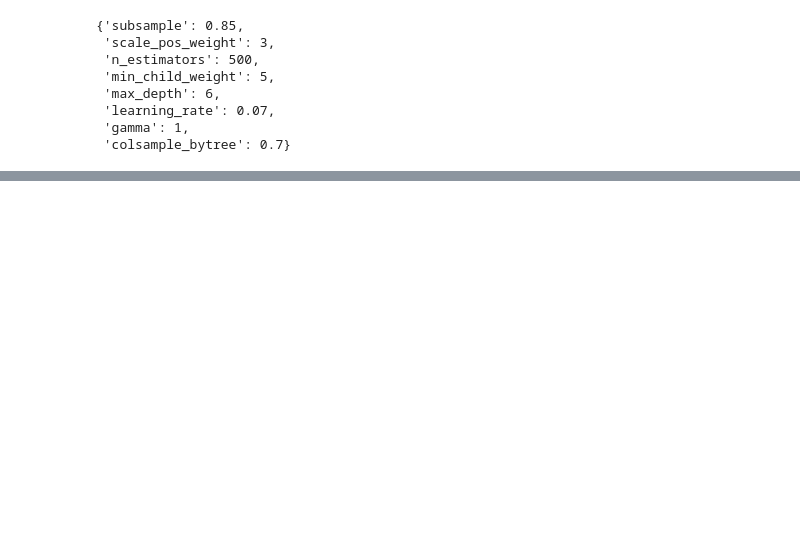
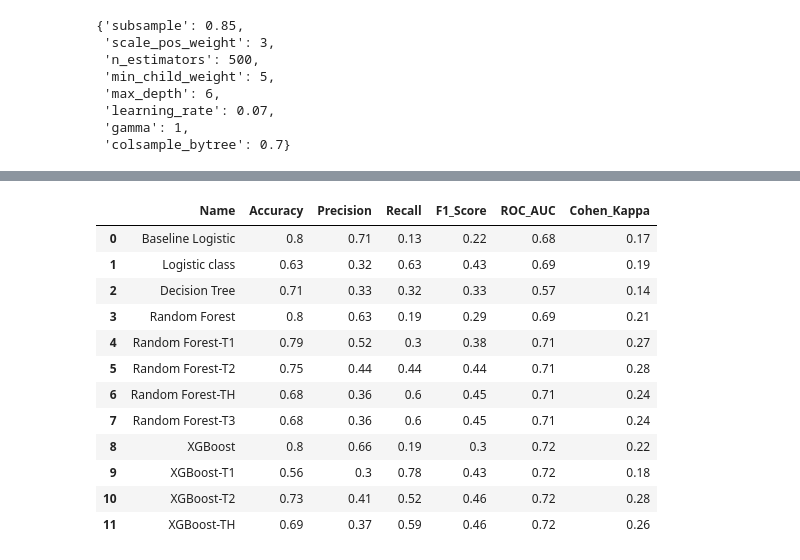
Before and after one commit to Benlite777/airline-operational-risk, a Jupyter notebook: notebooks/model_building.ipynb, the cells around one changed output, grey strips where cells are left out. Cells and saved outputs as stored; diff of their text form; code cells hidden in the pictures; blank space fills up the shorter version.

Commit message:
xgboost  added threshold

```diff
--- a/notebooks/model_building.ipynb
+++ b/notebooks/model_building.ipynb
@@ -668,0 +714,22 @@ summary = metrics(
+# %%
+model10 = XGBClassifier(
+    subsample=0.85,
+    scale_pos_weight=3,
+    n_estimators=500,
+    min_child_weight=5,
+    max_depth=6,
+    learning_rate=0.07,
+    gamma=1,
+    colsample_bytree=0.7
+)
+
+
+model10.fit(x_train, y_train)
+ypred_soft_10 = model10.predict_proba(x_test)[:,1]
+ypred_hard_10 = (ypred_soft_10 > 0.45).astype(int)
+summary = metrics(
+    "XGBoost-TH",
+    y_test,
+    ypred_hard_10,
+    ypred_soft_10
+)
@@ -668,0 +749,16 @@ summary = metrics(
+# %%
+summary
+# %% [output]
+|  | Name | Accuracy | Precision | Recall | F1_Score | ROC_AUC | Cohen_Kappa |
+| 0 | Baseline Logistic | 0.8 | 0.71 | 0.13 | 0.22 | 0.68 | 0.17 |
+| 1 | Logistic class | 0.63 | 0.32 | 0.63 | 0.43 | 0.69 | 0.19 |
+| 2 | Decision Tree | 0.71 | 0.33 | 0.32 | 0.33 | 0.57 | 0.14 |
+| 3 | Random Forest | 0.8 | 0.63 | 0.19 | 0.29 | 0.69 | 0.21 |
+| 4 | Random Forest-T1 | 0.79 | 0.52 | 0.3 | 0.38 | 0.71 | 0.27 |
+| 5 | Random Forest-T2 | 0.75 | 0.44 | 0.44 | 0.44 | 0.71 | 0.28 |
+| 6 | Random Forest-TH | 0.68 | 0.36 | 0.6 | 0.45 | 0.71 | 0.24 |
+| 7 | Random Forest-T3 | 0.68 | 0.36 | 0.6 | 0.45 | 0.71 | 0.24 |
+| 8 | XGBoost | 0.8 | 0.66 | 0.19 | 0.3 | 0.72 | 0.22 |
+| 9 | XGBoost-T1 | 0.56 | 0.3 | 0.78 | 0.43 | 0.72 | 0.18 |
+| 10 | XGBoost-T2 | 0.73 | 0.41 | 0.52 | 0.46 | 0.72 | 0.28 |
+| 11 | XGBoost-TH | 0.69 | 0.37 | 0.59 | 0.46 | 0.72 | 0.26 |
```
Also changed, not shown: parts of 11 cells of this notebook.
